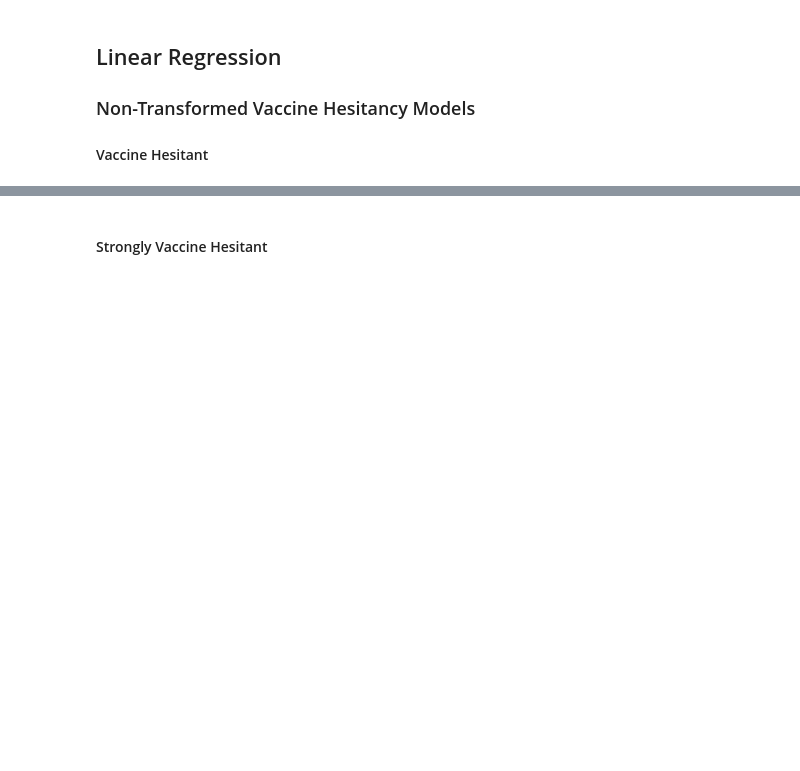
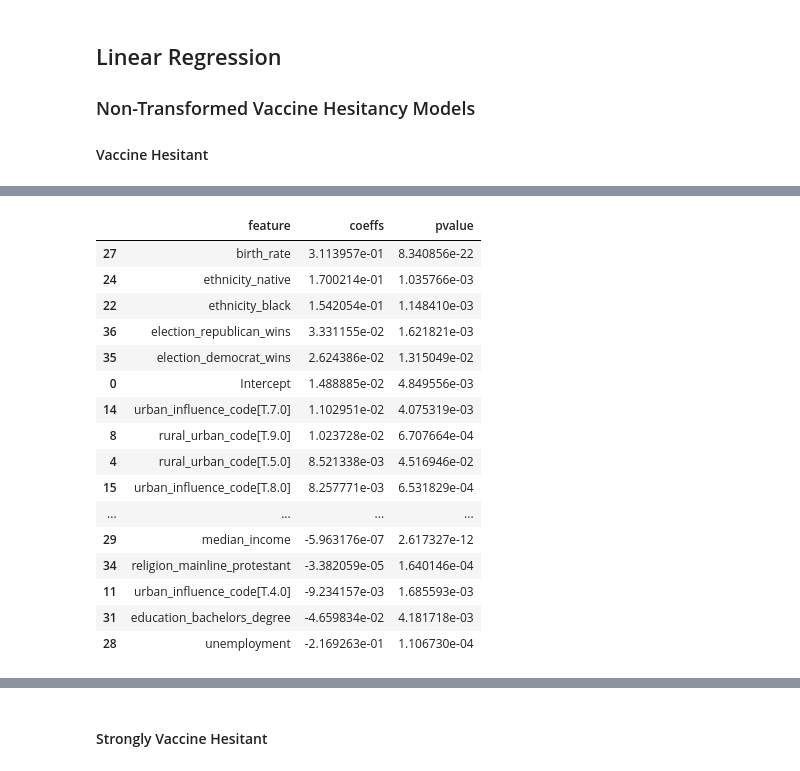
Before and after one commit to kuruparans/covid19-vaccine-hesitancy-analysis, a Jupyter notebook: statistical-modelling.ipynb, the cells around one changed output, grey strips where cells are left out. Saved outputs shown, nothing was run; the diff lists cells and outputs as text; code cells hidden in the pictures; blank space fills up the shorter version.

```diff
--- a/statistical-modelling.ipynb
+++ b/statistical-modelling.ipynb
@@ -86,3 +87,25 @@ Notes:
 [1] Standard Errors assume that the covariance matrix of the errors is correctly specified.
 [2] The smallest eigenvalue is 7.8e-19. This might indicate that there are
 strong multicollinearity problems or that the design matrix is singular.
+# %%
+df_fitted_model_hesitant = pd.DataFrame({'coeffs': fitted_model_hesitant.params, 'pvalue': fitted_model_hesitant.pvalues}).reset_index().rename(columns={'index': 'feature'})
+df_fitted_model_hesitant = df_fitted_model_hesitant[df_fitted_model_hesitant['pvalue'] < 0.05].sort_values('coeffs', ascending=False)
+df_fitted_model_hesitant
+# %% [output]
+|  | feature | coeffs | pvalue |
+| 27 | birth_rate | 3.113957e-01 | 8.340856e-22 |
+| 24 | ethnicity_native | 1.700214e-01 | 1.035766e-03 |
+| 22 | ethnicity_black | 1.542054e-01 | 1.148410e-03 |
+| 36 | election_republican_wins | 3.331155e-02 | 1.621821e-03 |
+| 35 | election_democrat_wins | 2.624386e-02 | 1.315049e-02 |
+| 0 | Intercept | 1.488885e-02 | 4.849556e-03 |
+| 14 | urban_influence_code[T.7.0] | 1.102951e-02 | 4.075319e-03 |
+| 8 | rural_urban_code[T.9.0] | 1.023728e-02 | 6.707664e-04 |
+| 4 | rural_urban_code[T.5.0] | 8.521338e-03 | 4.516946e-02 |
+| 15 | urban_influence_code[T.8.0] | 8.257771e-03 | 6.531829e-04 |
+| ... | ... | ... | ... |
+| 29 | median_income | -5.963176e-07 | 2.617327e-12 |
+| 34 | religion_mainline_protestant | -3.382059e-05 | 1.640146e-04 |
+| 11 | urban_influence_code[T.4.0] | -9.234157e-03 | 1.685593e-03 |
+| 31 | education_bachelors_degree | -4.659834e-02 | 4.181718e-03 |
+| 28 | unemployment | -2.169263e-01 | 1.106730e-04 |
```
Also changed, not shown: parts of 9 cells of this notebook.
